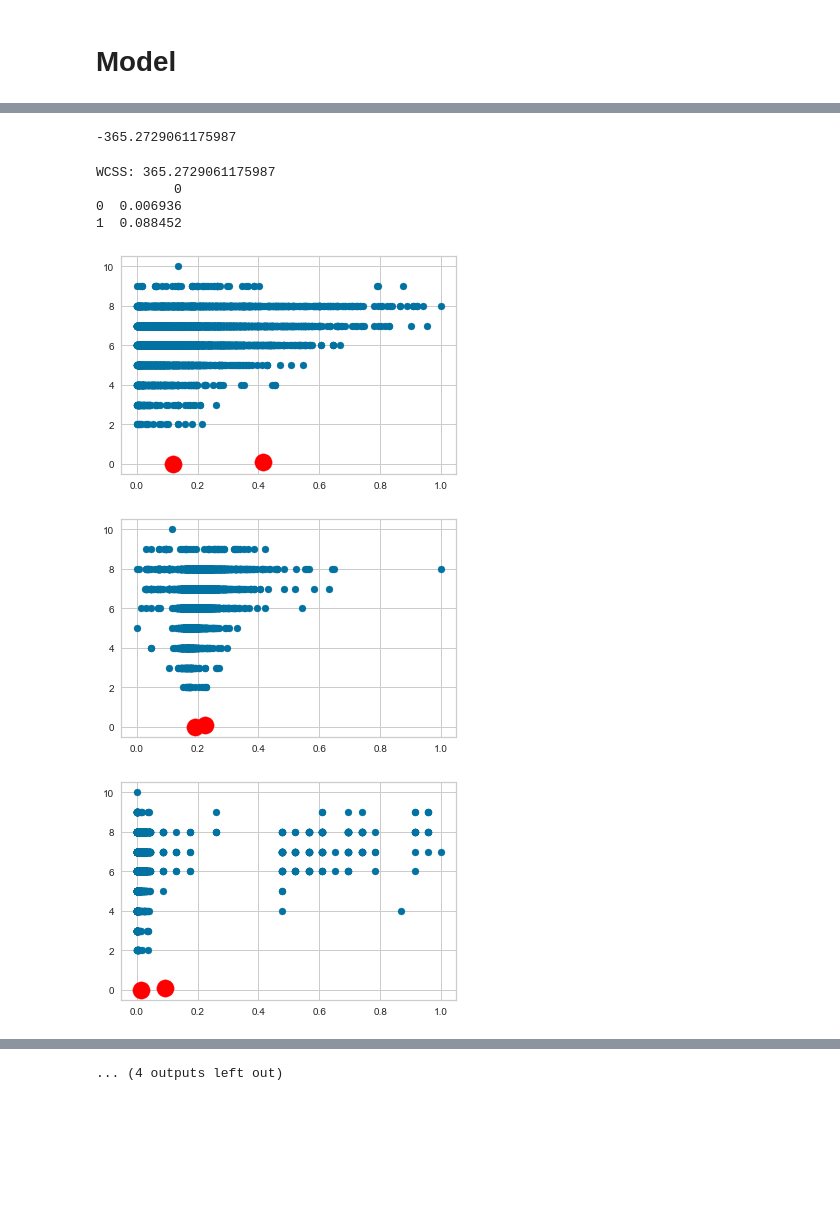
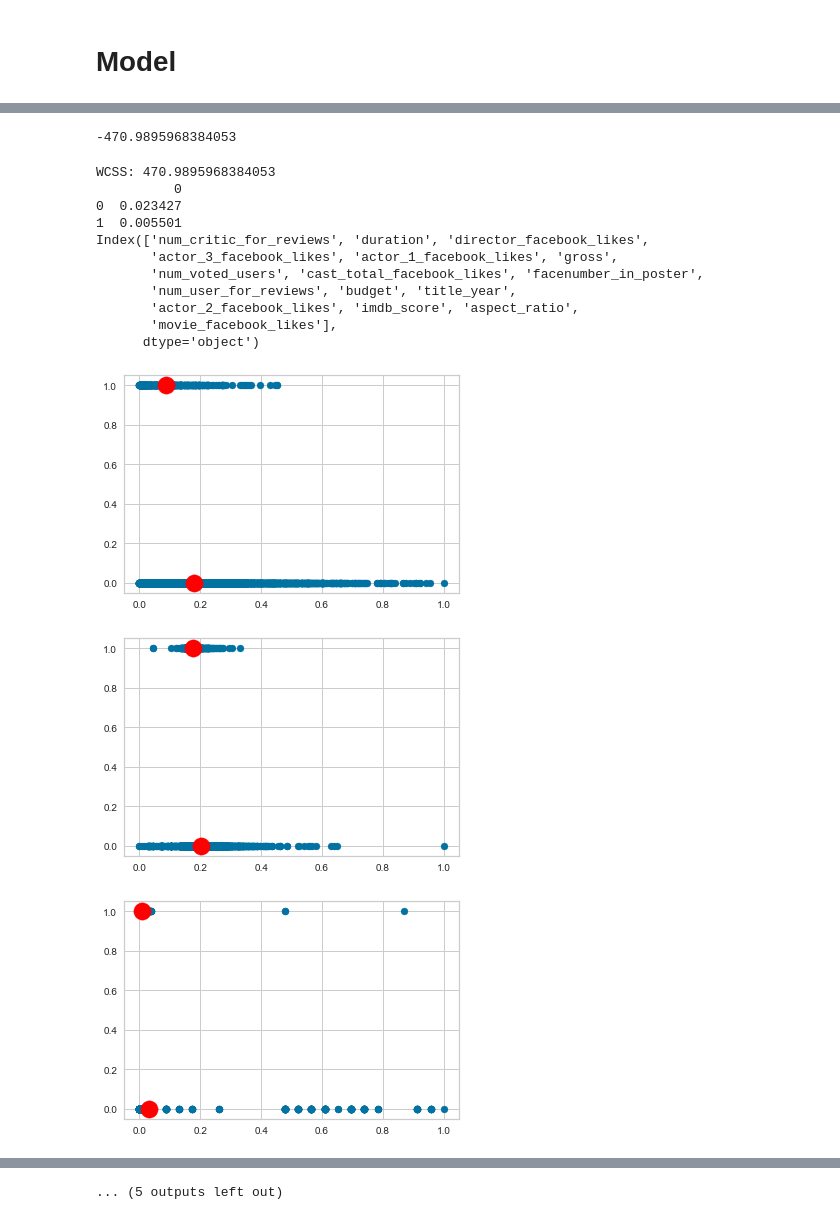
Before and after one commit to tontan2545/Big-Data-and-Artificial-Intelligence, a Jupyter notebook: W7_K_Means_KNN/HW_7_KMeans.ipynb, the cells around one changed output, grey strips where cells are left out. Saved outputs shown, nothing was run; the diff lists cells and outputs as text; code cells hidden in the pictures; blank space fills up the shorter version.

Commit message:
improved silhoutte score + fix plotting issue

```diff
--- a/W7_K_Means_KNN/HW_7_KMeans.ipynb
+++ b/W7_K_Means_KNN/HW_7_KMeans.ipynb
@@ -174,0 +172,3 @@ y = round(df['imdb_score'])
+# %%
+df["imdb_score"] = (df["imdb_score"] <= 5.0).astype(int)
+df["imdb_score"]
@@ -175,8 +188,8 @@ y = round(df['imdb_score'])
 # %% [markdown]
 ## No split
 # %%
-scaler = MinMaxScaler().fit(X)
-X_norm = pd.DataFrame(scaler.transform(X), columns=X.columns)
+scaler = MinMaxScaler().fit(df)
+X_norm = pd.DataFrame(scaler.transform(df), columns=df.columns)
 X_norm
 # %% [output]
 |  | num_critic_for_reviews | duration | director_facebook_likes | actor_3_facebook_likes | actor_1_facebook_likes | ... |
@@ -224,21 +237,27 @@ array([[<AxesSubplot:>, <AxesSubplot:>, <AxesSubplot:>, <AxesSubplot:>],
 # %%
 km.score(X_norm)
 # %% [output]
--365.2729061175987
+-470.9895968384053
 # %%
 print('WCSS: '+str(km.inertia_))
 print(pd.DataFrame(km.cluster_centers_[:,-1]))
-j=0
+print(X_norm.columns)
 for i in X_norm.columns:
-  plt.scatter(X_norm[i], y)
-  plt.scatter(km.cluster_centers_[:, j], km.cluster_centers_[:, -1], s=300, c='red')
+  plt.scatter(X_norm[i], X_norm["imdb_score"])
+  plt.scatter(km.cluster_centers_[:, X_norm.columns.get_loc(i)], km.cluster_centers_[:, X_norm.columns.get_loc("imdb_score")], s=300, c='red')
   plt.show()
-  j+=1
 # %% [output]
-WCSS: 365.2729061175987
+WCSS: 470.9895968384053
           0
-0  0.006936
-1  0.088452
+0  0.023427
+1  0.005501
+Index(['num_critic_for_reviews', 'duration', 'director_facebook_likes',
+       'actor_3_facebook_likes', 'actor_1_facebook_likes', 'gross',
+       'num_voted_users', 'cast_total_facebook_likes', 'facenumber_in_poster',
+       'num_user_for_reviews', 'budget', 'title_year',
+       'actor_2_facebook_likes', 'imdb_score', 'aspect_ratio',
+       'movie_facebook_likes'],
+      dtype='object')
-[figure, old version]
+[figure, new version]
-[figure, old version]
+[figure, new version]
-[figure, old version]
+[figure, new version]
@@ -253,4 +272,4 @@ WCSS: 365.2729061175987
-... (4 outputs left out)
+... (5 outputs left out)
 # %%
 wcss = []
 for i in range(1, 11):
```
Also changed, not shown: parts of 9 cells of this notebook.
